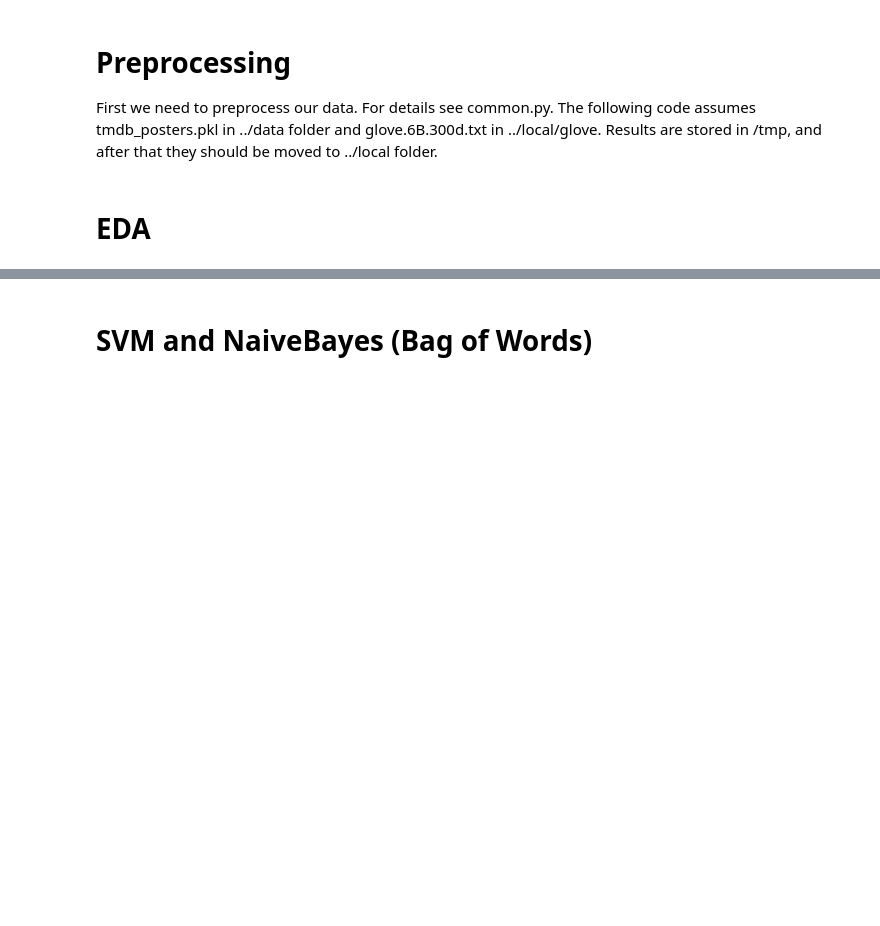
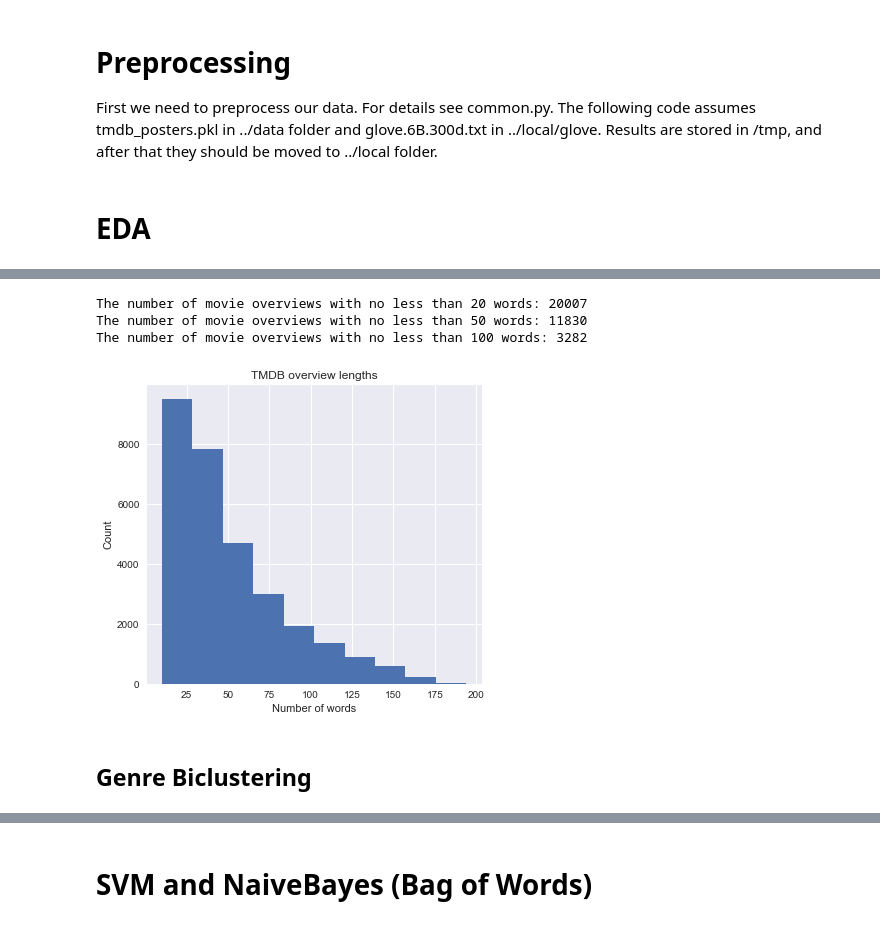
Before and after one commit to xuwd11/Movie_Classification, a Jupyter notebook: DeepLearning/Project.ipynb, the cells around one changed output, grey strips where cells are left out. Saved outputs shown, nothing was run; the diff lists cells and outputs as text; code cells hidden in the pictures; blank space fills up the shorter version.

```diff
--- a/DeepLearning/Project.ipynb
+++ b/DeepLearning/Project.ipynb
@@ -164,0 +206,18 @@ def report(Y_true, Y_pred):
+# %%
+plt.figure(figsize=(6, 5.5))
+plt.hist(tmdb_overview_len);
+plt.xlabel('Number of words');
+plt.ylabel('Count');
+plt.title('TMDB overview lengths');
+#plt.savefig(output_folder + 'eda03.png', bbox_inches='tight');
+
+print('The number of movie overviews with no less than 20 words: {}'.format(np.sum(tmdb_overview_len >= 30)))
+print('The number of movie overviews with no less than 50 words: {}'.format(np.sum(tmdb_overview_len >= 50)))
+print('The number of movie overviews with no less than 100 words: {}'.format(np.sum(tmdb_overview_len >= 100)))
+# %% [output]
+The number of movie overviews with no less than 20 words: 20007
+The number of movie overviews with no less than 50 words: 11830
+The number of movie overviews with no less than 100 words: 3282
+[figure, added]
+# %% [markdown]
+## Genre Biclustering
```
Also changed, not shown: parts of 18 cells of this notebook.
